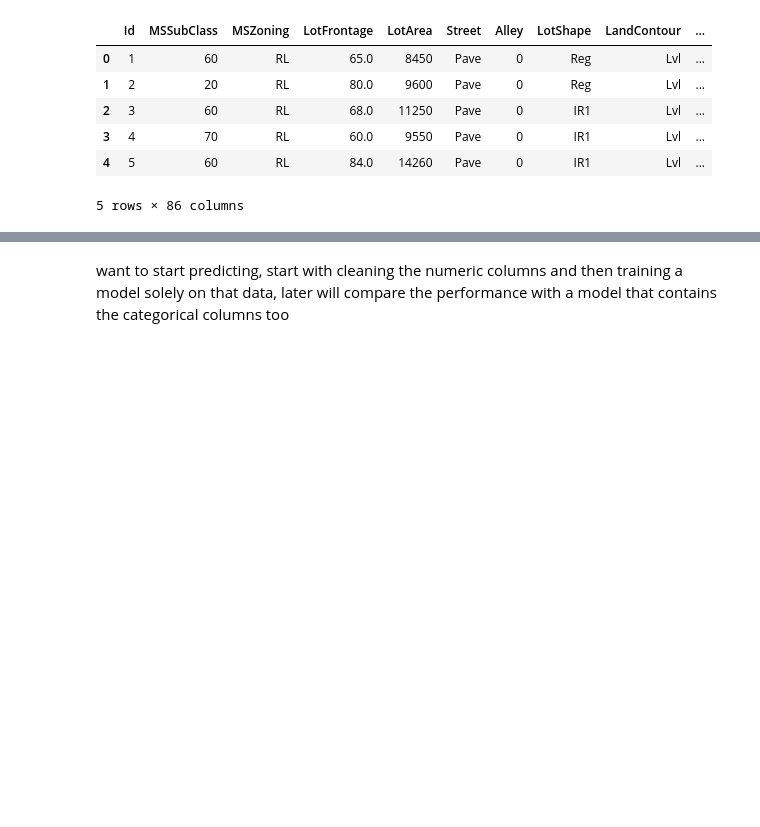
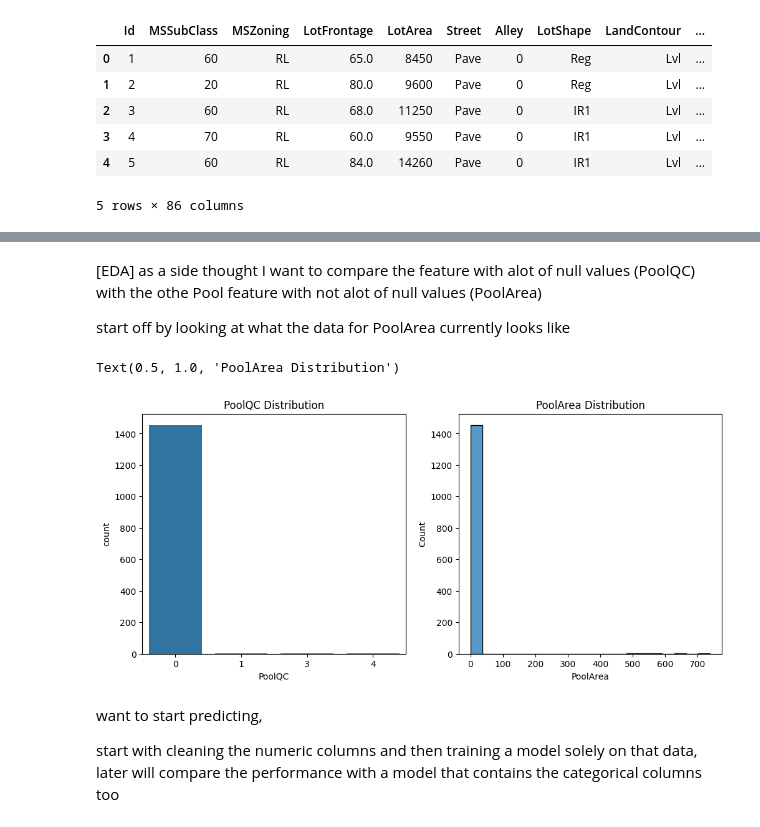
Before and after one commit to amandacao2/Kaggle-Data-Exploration, a Jupyter notebook: training.ipynb, the cells around one changed output, grey strips where cells are left out. Saved outputs shown, nothing was run; the diff lists cells and outputs as text; code cells hidden in the pictures; blank space fills up the shorter version.

Commit message:
further progress on model including cleaning and initial model training

```diff
--- a/training.ipynb
+++ b/training.ipynb
@@ -183,0 +251,2 @@ Index(['MSZoning', 'Street', 'LotShape', 'LandContour', 'Utilities',
+# %%
+df = pd.get_dummies(df, columns=['CentralAir'], dummy_na=True)
@@ -183,0 +255,20 @@ Index(['MSZoning', 'Street', 'LotShape', 'LandContour', 'Utilities',
+# %%
+qual_map = {'Ex': 5, 'Gd': 4, 'TA': 3, 'Fa': 2, 'Po': 1, 'NaN': 0}
+cond_map = {'Ex': 5, 'Gd': 4, 'TA': 3, 'Fa': 2, 'Po': 1, 'NaN': 0}
+bsmtqual_map = {'Ex': 5, 'Gd': 4, 'TA': 3, 'Fa': 2, 'Po': 1, 'NaN': 0}
+bsmtcond_map = {'Ex': 5, 'Gd': 4, 'TA': 3, 'Fa': 2, 'Po': 1, 'NaN': 0}
+bsmt_exposure_map = {'Gd': 4, 'Av': 3, 'Mn': 2, 'No': 1, 'NaN': 0}
+kitchenqual_map = {'Ex': 4, 'Gd': 3, 'TA': 2, 'Fa': 1, 'NaN': 0}
+garagequal_map = {'Ex': 5, 'Gd': 4, 'TA': 3, 'Fa': 2, 'Po': 1, 'NaN': 0}
+garagecond_map = {'Ex': 5, 'Gd': 4, 'TA': 3, 'Fa': 2, 'Po': 1, 'NaN': 0}
+
+df['ExterQual'] = df['ExterQual'].fillna('NaN').map(qual_map)
+df['ExterCond'] = df['ExterCond'].fillna('NaN').map(cond_map)
+df['BsmtQual'] = df['BsmtQual'].fillna('NaN').map(bsmtqual_map)
+df['BsmtCond'] = df['BsmtCond'].fillna('NaN').map(bsmtcond_map)
+df['BsmtExposure'] = df['BsmtExposure'].fillna('NaN').map(bsmt_exposure_map)
+df['KitchenQual'] = df['KitchenQual'].fillna('NaN').map(kitchenqual_map)
+df['GarageQual'] = df['GarageQual'].fillna('NaN').map(garagequal_map)
+df['GarageCond'] = df['GarageCond'].fillna('NaN').map(garagecond_map)
+
+df[ordinal].head()
@@ -184,2 +282,24 @@ Index(['MSZoning', 'Street', 'LotShape', 'LandContour', 'Utilities',
+# %% [markdown]
+[EDA]
+as a side thought I want to compare the feature with alot of null values (PoolQC) with the othe Pool feature with not alot of null values (PoolArea)
+
+start off by looking at what the data for PoolArea currently looks like
+# %%
+fig, axes = plt.subplots(1, 2, figsize=(12, 5))
+sns.countplot(x='PoolQC', data=df, ax=axes[0])
+axes[0].set_title('PoolQC Distribution')
+sns.histplot(df['PoolArea'], bins=20, ax=axes[1])
+axes[1].set_title('PoolArea Distribution')
+
+# realized this is sort of unnescary as there aren't that many houses in
+# the dataset with pools to begin with but this confirms that NaN in poolQC is due
+# to the fact the houses have no pools not due to other reasons such as data corruption
+
+#TLDR yes, data lines
+# %% [output]
+Text(0.5, 1.0, 'PoolArea Distribution')
+[figure, added]
 # %% [markdown]
-want to start predicting, start with cleaning the numeric columns and then training a model solely on that data, later will compare the performance with a model that contains the categorical columns too
+want to start predicting,
+
+start with cleaning the numeric columns and then training a model solely on that data, later will compare the performance with a model that contains the categorical columns too
```
Also changed, not shown: parts of 32 cells of this notebook, 1 other file.
